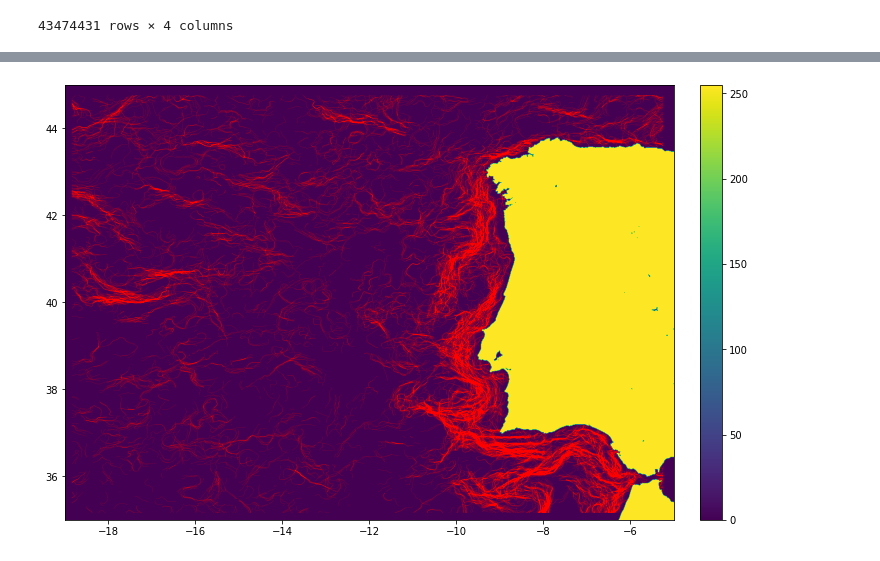
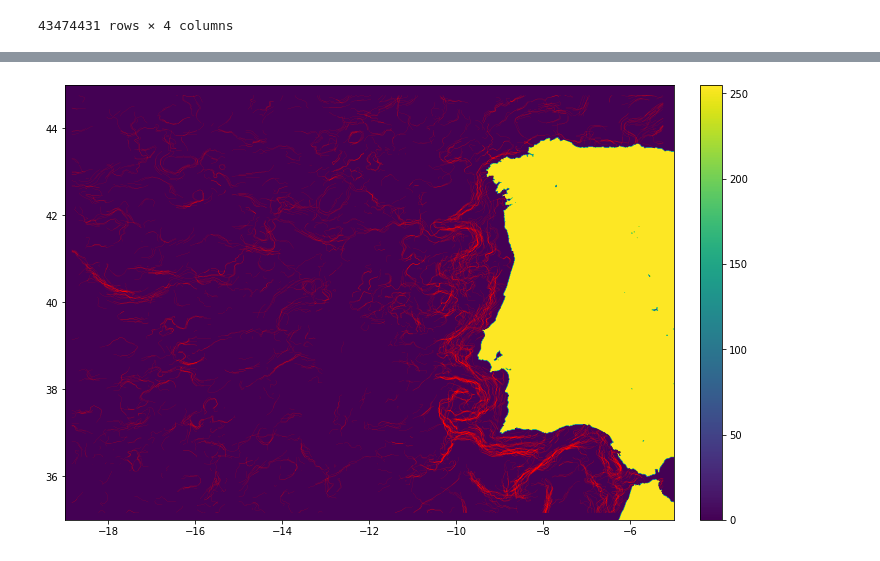
Before and after one commit to CoLAB-ATLANTIC/JUNO, a Jupyter notebook: notebooks/Cayula-Cornilllon.ipynb, the cells around one changed output, grey strips where cells are left out. Cells and saved outputs as stored; diff of their text form; code cells hidden in the pictures.

```diff
--- a/notebooks/Cayula-Cornilllon.ipynb
+++ b/notebooks/Cayula-Cornilllon.ipynb
@@ -476,8 +486,0 @@ Será esta a forma correta de demonstração das linhas? Eu criei 2 arrays que r
-# %%
-x = np.array([])
-y = np.array([])
-
-for day in specificday_mur_aug:                                   #period -> specificday_mur_aug for example
-    xdata_final, ydata_final = CCA_SIED(days_mur_aug[day])        #days -> days_mur_aug for example
-    x = np.append(x, xdata_final)
-    y = np.append(y, ydata_final)
@@ -486,4 +486,0 @@ for day in specificday_mur_aug:                                   #period -> spe
-# %%
-days_mur_aug, specificday_mur_aug = get_period(df_mur_aug)
-#specificday_mur_aug -> array com as datas relativas ao periodo em questão
-#days_mur_aug -> dicionairo de dataframes com dados para as datas relativas ao periodo em questão
@@ -500,24 +486,0 @@ Vai ser preciso criar este masked array tanto para os dados do MUR como para os
-# %%
-lat = Aug1_mur['latitude'].to_numpy()
-lon = Aug1_mur['longitude'].to_numpy()
-
-lat = np.unique(lat).round(3)
-lon = np.unique(lon).round(3)
-
-lat_min = lat.min()
-lat_max = lat.max()
-lon_min = lon.min()
-lon_max = lon.max()
-
-extent = [lon_min, lon_max, lat_min, lat_max]
-# %%
-
-#Pegar na df dum dia e converte-la num np array com os valores de Temperatura para os valores de long e lati
-sst = Aug1_mur.pivot_table(index='longitude', columns='latitude', values='thetao').T.values
-
-mask = np.isnan(np.flipud(sst))    #Boolean array é True onde o array original (Temp) tinha valores Nan
-mask255 =np.where(mask,(np.ones(mask.shape))*255,0).astype("uint8")   #array cujos pixels= 255 quando mask=True
-#Fazer uma dilatação para assegurar que os pixeis que pertencem à costa não são considerados como frentes no canny
-kernel = np.ones((3,3), np.uint8)
-mask_dilated = cv2.dilate(mask255, kernel)
-plt.imshow(mask_dilated, extent=extent)
@@ -527,8 +486,0 @@ plt.imshow(mask_dilated, extent=extent)
-# %%
-plt.plot(x, y, color="red", linewidth=0.1)
-plt.imshow(mask_dilated, extent=extent)
-plt.rcParams["figure.figsize"] = 12, 8
-plt.colorbar(fraction=0.036, pad=0.04)
-plt.show()
-# %% [output]
-[figure, removed]
@@ -534,0 +538,5 @@ plt.show()
+# %%
+plt.rcParams["figure.figsize"] = 12, 8
+CCA_visualization(specificday_mur_aug[:10], days_mur_aug)
+# %% [output]
+[figure, added]
```
Also changed, not shown: parts of 12 cells of this notebook, 9 other files.
